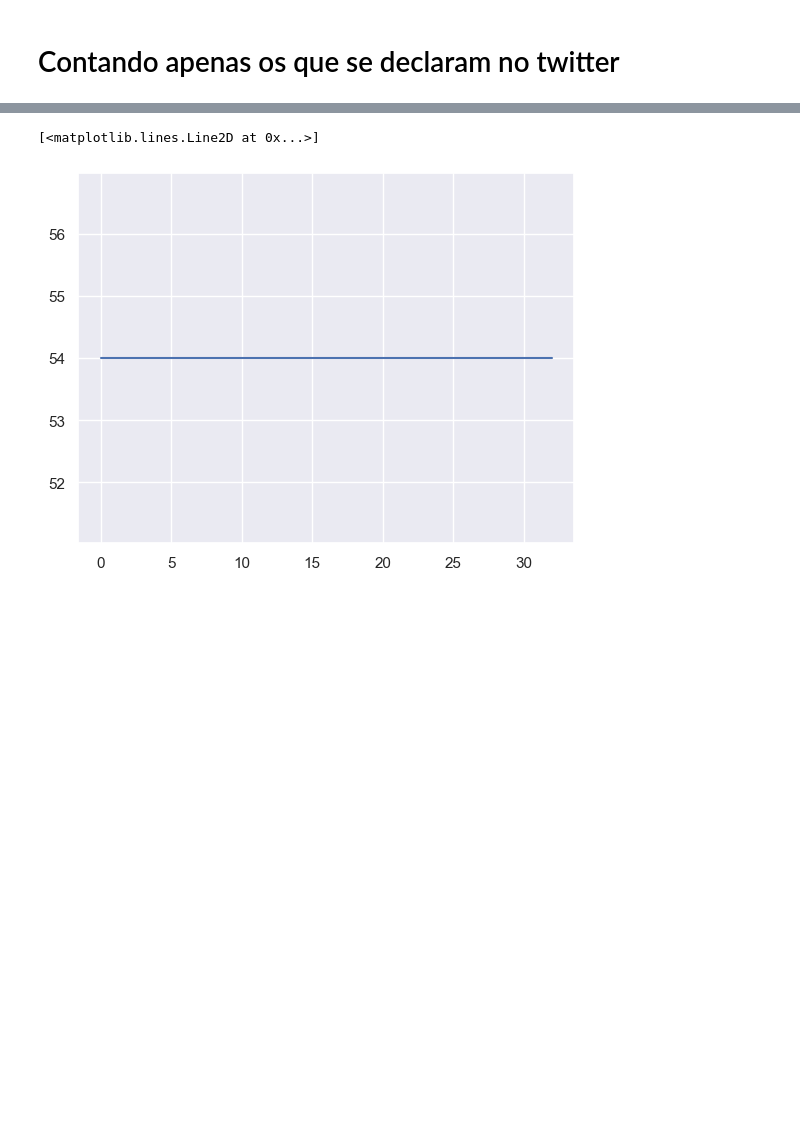
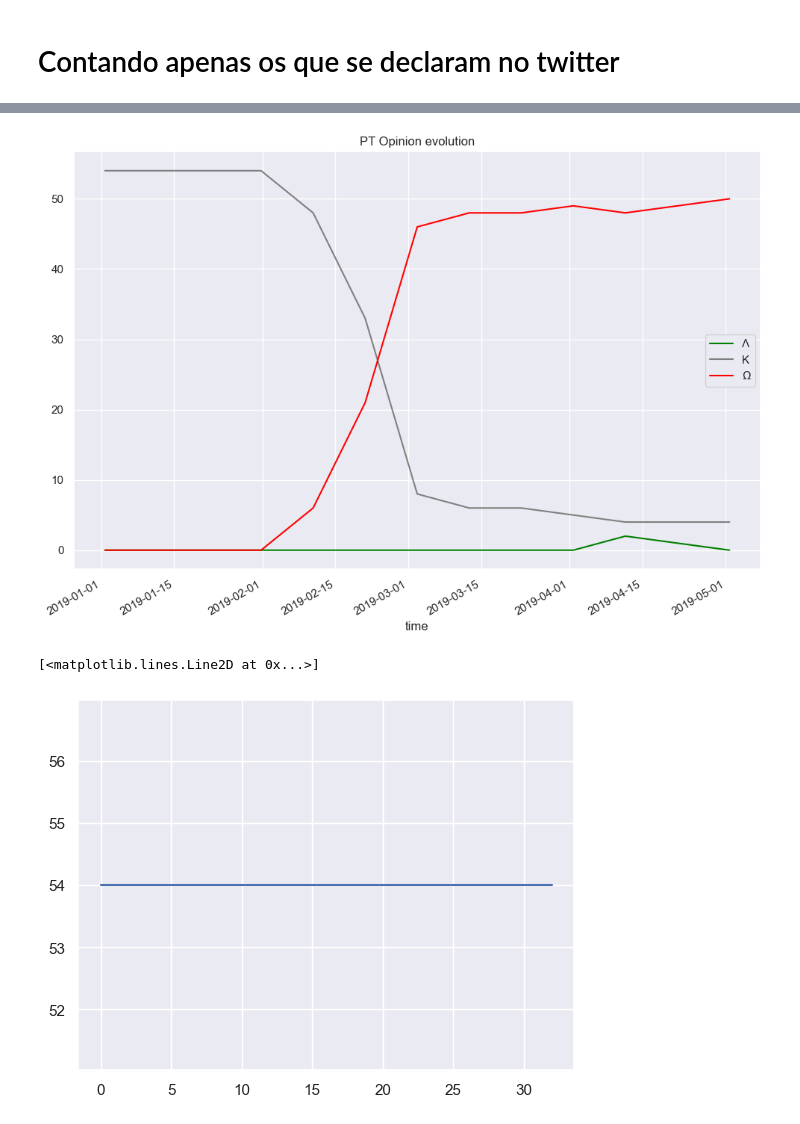
Before and after one commit to htrpch/politcalShit, a Jupyter notebook: notebooks/ShowModel.ipynb, the cells around one changed output, grey strips where cells are left out. Drawn from its saved outputs; the diff is of its cells as text; code cells hidden in the pictures; blank space fills up the shorter version.

```diff
--- a/notebooks/ShowModel.ipynb
+++ b/notebooks/ShowModel.ipynb
@@ -94,3 +58,7 @@ df_pt.plot(figsize=(10,7),color=['green', 'gray', 'red'],title='PT Opinion evolu
+# %%
+plot_party_evolution(Experimento=Experimento, party='PT', save = True)
+# %% [output]
+[figure, added]
 # %%
 plt.plot(df_pt.T.sum())
 # %% [output]
```
Also changed, not shown: parts of 9 cells of this notebook, 2 other files.
